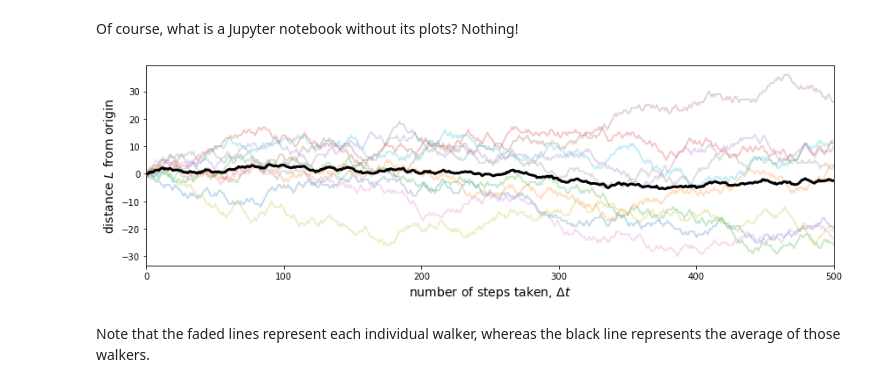
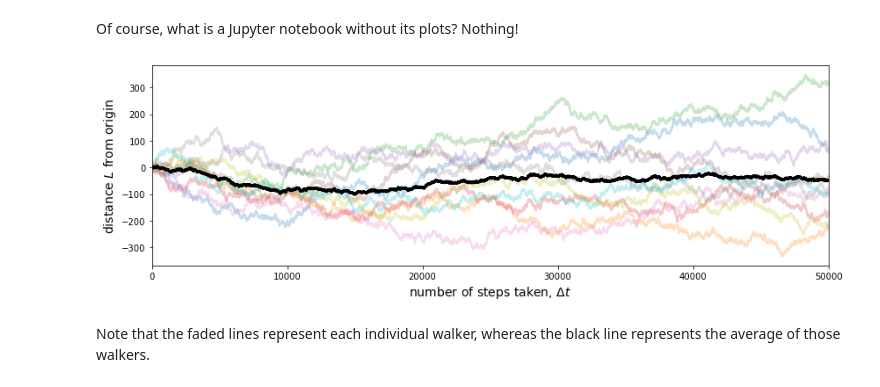
Before and after one commit to ubsuny/tensorflow-probability-k-z-m-r, a Jupyter notebook: Problem1.ipynb, the cells around one changed output. Cells and saved outputs as stored; diff of their text form; code cells hidden in the pictures.

```diff
--- a/Problem1.ipynb
+++ b/Problem1.ipynb
@@ -29,7 +29,7 @@ We define the `choices` as this because we only allow them to move in multiples
 
 dims = 1
 n_walkers = 10
-n_steps = 500
+n_steps = 50000
 # %% [markdown]
 We also have to define a shape for an array so that each step can be recorded:
 # %%
@@ -43,20 +43,20 @@ Of course, what is a Jupyter notebook without its plots? Nothing!
 # %%
 fig, ax = plt.subplots(1, 1, figsize = (12, 4))
 
-L = distance_traveled.mean(axis = 0).mean(axis = 1)
+L = distance_traveled.mean(axis = 0)
 dt = np.arange(n_steps) + 1
 
 ax.plot(dt, distance_traveled[:,:,0].T, lw = 2, alpha = 0.25);
 ax.plot(dt, L, lw = 3, c = 'black')
 
 ax.set_xlim(0, n_steps)
 
 ax.set_ylabel('distance $L$ from origin', fontsize = 14)
 ax.set_xlabel(r'number of steps taken, $\Delta t$', fontsize = 14)
 
 fig.tight_layout()
 # %% [output]
-[figure, old version]
+[figure, new version]
 # %% [markdown]
 Note that the faded lines represent each individual walker, whereas the black line represents the average of those walkers.
 # %% [markdown]
```
Also changed, not shown: parts of 26 cells of this notebook.
